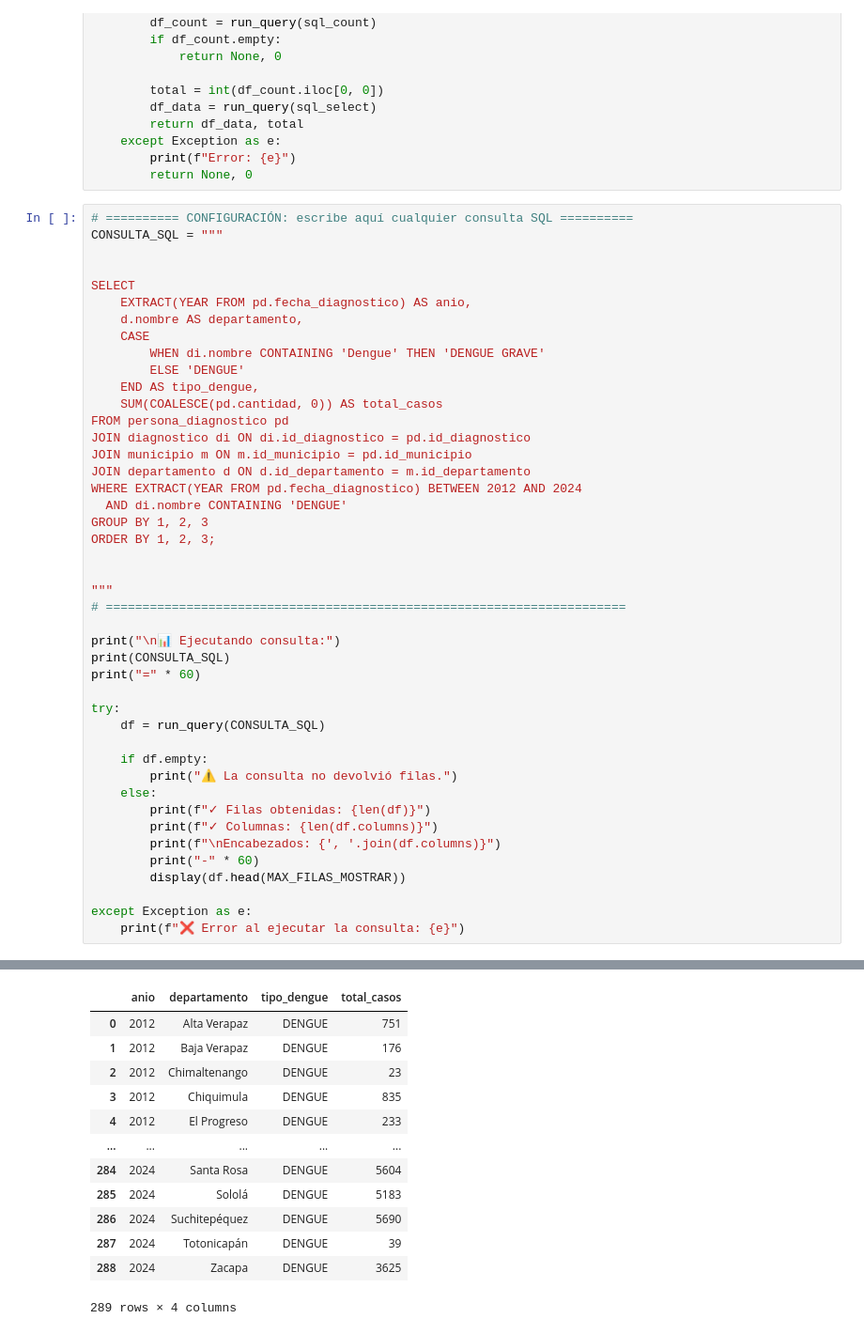
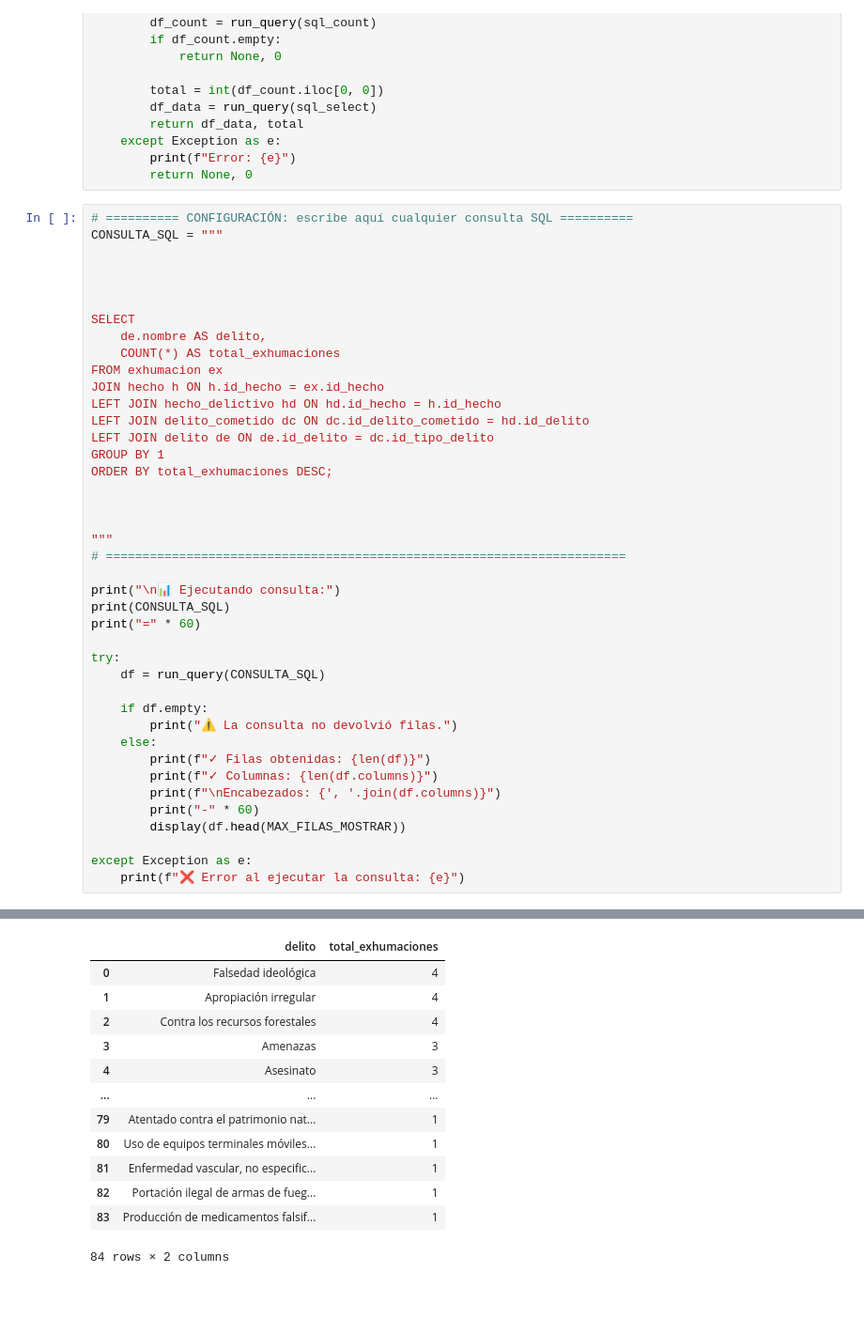
Before and after one commit to chayand-wil/violencia-salud-guatemala-DB, a Jupyter notebook: entregables/explorador_tablas.ipynb, the cells around one changed output, grey strips where cells are left out. Shown at 94% size. Saved outputs shown, nothing was run; the diff lists cells and outputs as text; blank space fills up the shorter version.

```diff
--- a/entregables/explorador_tablas.ipynb
+++ b/entregables/explorador_tablas.ipynb
@@ -83,22 +83,19 @@ def get_table_info(tabla: str) -> tuple:
 CONSULTA_SQL = """
 
 
+
+
 SELECT
-    EXTRACT(YEAR FROM pd.fecha_diagnostico) AS anio,
-    d.nombre AS departamento,
-    CASE
-        WHEN di.nombre CONTAINING 'Dengue' THEN 'DENGUE GRAVE'
-        ELSE 'DENGUE'
-    END AS tipo_dengue,
-    SUM(COALESCE(pd.cantidad, 0)) AS total_casos
-FROM persona_diagnostico pd
-JOIN diagnostico di ON di.id_diagnostico = pd.id_diagnostico
-JOIN municipio m ON m.id_municipio = pd.id_municipio
-JOIN departamento d ON d.id_departamento = m.id_departamento
-WHERE EXTRACT(YEAR FROM pd.fecha_diagnostico) BETWEEN 2012 AND 2024
-  AND di.nombre CONTAINING 'DENGUE'
-GROUP BY 1, 2, 3
-ORDER BY 1, 2, 3;
+    de.nombre AS delito,
+    COUNT(*) AS total_exhumaciones
+FROM exhumacion ex
+JOIN hecho h ON h.id_hecho = ex.id_hecho
+LEFT JOIN hecho_delictivo hd ON hd.id_hecho = h.id_hecho
+LEFT JOIN delito_cometido dc ON dc.id_delito_cometido = hd.id_delito
+LEFT JOIN delito de ON de.id_delito = dc.id_tipo_delito
+GROUP BY 1
+ORDER BY total_exhumaciones DESC;
+
 
 
 """
@@ -142,14 +139,14 @@ Encabezados: anio, departamento, tipo_dengue, total_casos
 ------------------------------------------------------------
-|  | anio | departamento | tipo_dengue | total_casos |
-| 0 | 2012 | Alta Verapaz | DENGUE | 751 |
-| 1 | 2012 | Baja Verapaz | DENGUE | 176 |
-| 2 | 2012 | Chimaltenango | DENGUE | 23 |
-| 3 | 2012 | Chiquimula | DENGUE | 835 |
-| 4 | 2012 | El Progreso | DENGUE | 233 |
-| ... | ... | ... | ... | ... |
-| 284 | 2024 | Santa Rosa | DENGUE | 5604 |
-| 285 | 2024 | Sololá | DENGUE | 5183 |
-| 286 | 2024 | Suchitepéquez | DENGUE | 5690 |
-| 287 | 2024 | Totonicapán | DENGUE | 39 |
-| 288 | 2024 | Zacapa | DENGUE | 3625 |
+|  | delito | total_exhumaciones |
+| 0 | Falsedad ideológica | 4 |
+| 1 | Apropiación irregular | 4 |
+| 2 | Contra los recursos forestales | 4 |
+| 3 | Amenazas | 3 |
+| 4 | Asesinato | 3 |
+| ... | ... | ... |
+| 79 | Atentado contra el patrimonio nat... | 1 |
+| 80 | Uso de equipos terminales móviles... | 1 |
+| 81 | Enfermedad vascular, no especific... | 1 |
+| 82 | Portación ilegal de armas de fueg... | 1 |
+| 83 | Producción de medicamentos falsif... | 1 |
-289 rows × 4 columns
+84 rows × 2 columns
```
Also changed, not shown: parts of 1 cell of this notebook, 8 other files.
